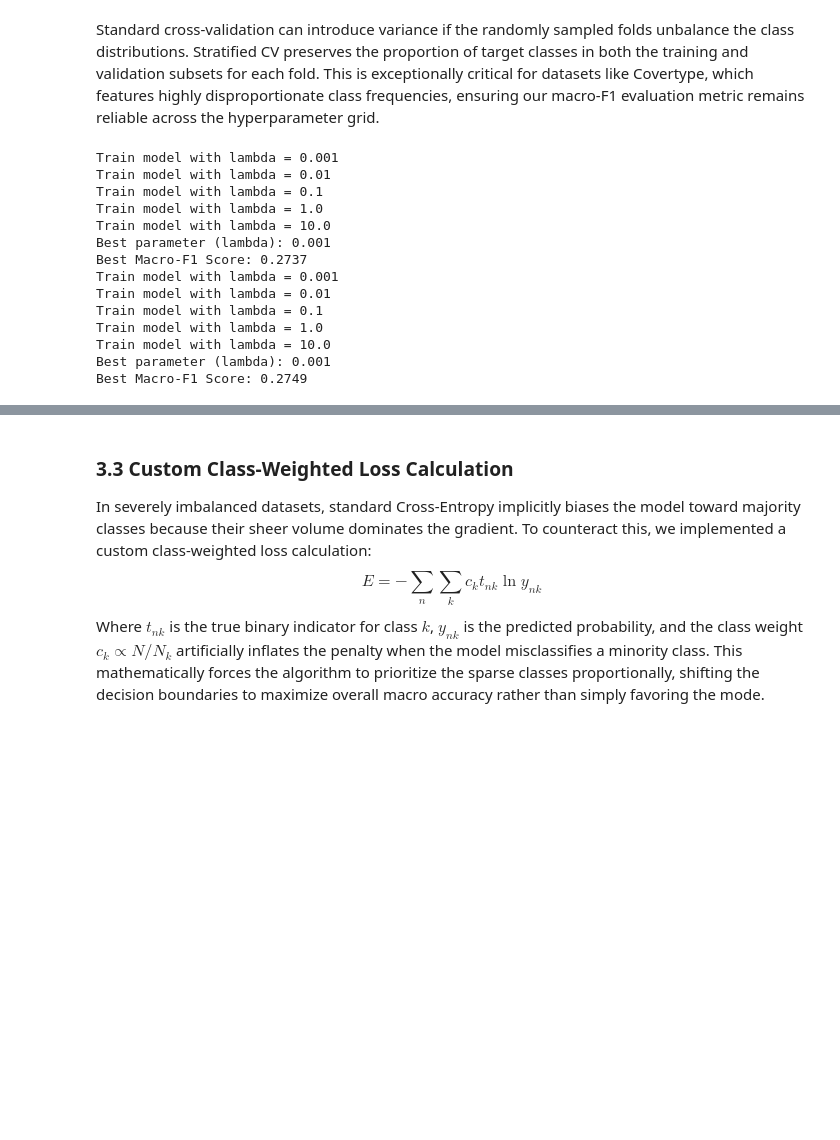
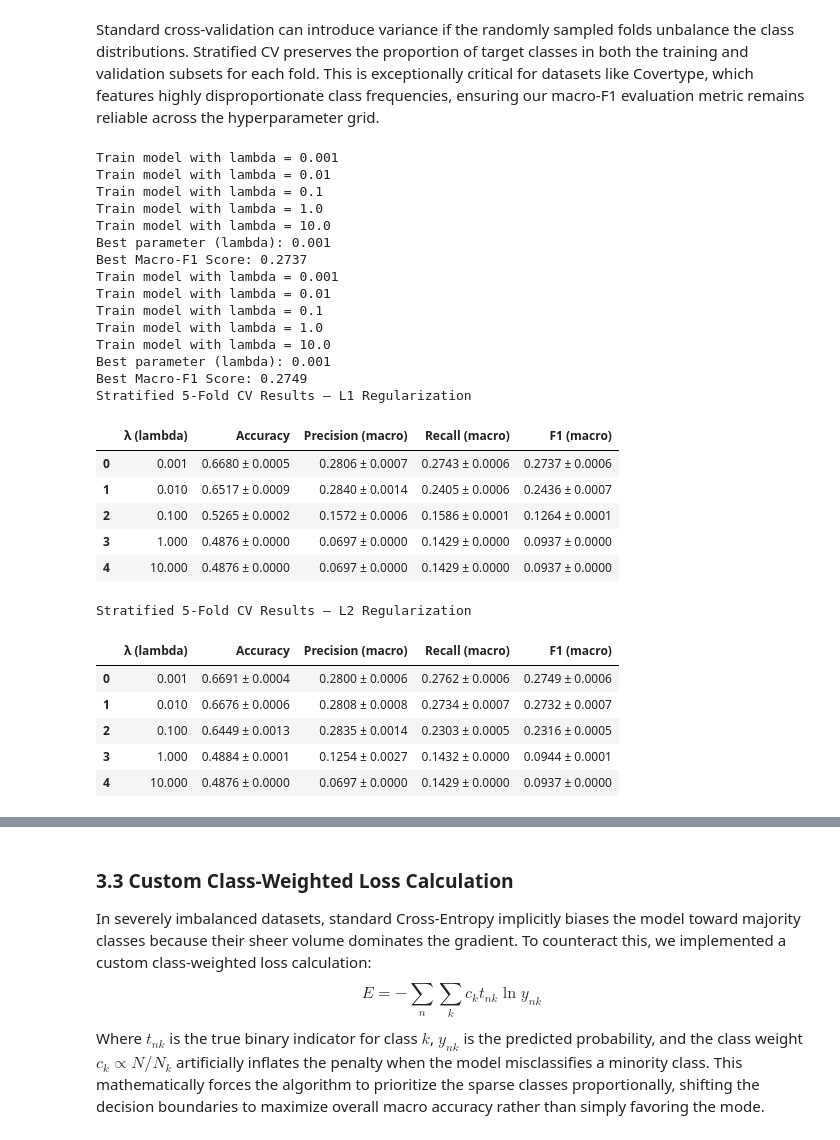
Before and after one commit to nh-atuan/supervised-learning-project, a Jupyter notebook: code/Part2_Classification/models/03_classification_model_training.ipynb, the cells around one changed output, grey strips where cells are left out. Cells and saved outputs as stored; diff of their text form; code cells hidden in the pictures; blank space fills up the shorter version.

```diff
--- a/code/Part2_Classification/models/03_classification_model_training.ipynb
+++ b/code/Part2_Classification/models/03_classification_model_training.ipynb
@@ -1006,30 +1172,62 @@ def tune_regularization(
 
     return {
         'penalty': penalty,
         'best_lambda': float(best_lambda),
         'best_macro_f1_mean': float(best_score),
         'cv_table': cv_table,
         'final_model': final_model,
     }
 
+def display_cv_table(tuning_result):
+    """Display CV results as formatted tables."""
+    df = pd.DataFrame(tuning_result['cv_table'])
+    display_df = pd.DataFrame({
+        'λ (lambda)':       df['lambda'],
+        'Accuracy':         df.apply(lambda r: f"{r['accuracy_mean']:.4f} ± {r['accuracy_std']:.4f}", axis=1),
+        'Precision (macro)':df.apply(lambda r: f"{r['precision_macro_mean']:.4f} ± {r['precision_macro_std']:.4f}", axis=1),
+        'Recall (macro)':   df.apply(lambda r: f"{r['recall_macro_mean']:.4f} ± {r['recall_macro_std']:.4f}", axis=1),
+        'F1 (macro)':       df.apply(lambda r: f"{r['macro_f1_mean']:.4f} ± {r['macro_f1_std']:.4f}", axis=1),
+    })
+    penalty = tuning_result['penalty'].upper()
+    print(f"Stratified 5-Fold CV Results — {penalty} Regularization")
+
+    display(display_df)
+
 # X_temp_raw is train + val from the original dataset (80%).
 X_processed = preprocess_pipeline.fit_transform(X_temp_raw)
 y_temp_np = y_temp.to_numpy()
 
 lambda_tuning_l1 = tune_regularization(X_processed, y_temp_np, penalty='l1')
 lambda_tuning_l2 = tune_regularization(X_processed, y_temp_np, penalty='l2')
+
+display_cv_table(lambda_tuning_l1)
+display_cv_table(lambda_tuning_l2)
 # %% [output]
 Train model with lambda = 0.001
 Train model with lambda = 0.01
 Train model with lambda = 0.1
 Train model with lambda = 1.0
 Train model with lambda = 10.0
 Best parameter (lambda): 0.001
 Best Macro-F1 Score: 0.2737
 Train model with lambda = 0.001
 Train model with lambda = 0.01
 Train model with lambda = 0.1
 Train model with lambda = 1.0
 Train model with lambda = 10.0
 Best parameter (lambda): 0.001
 Best Macro-F1 Score: 0.2749
+Stratified 5-Fold CV Results — L1 Regularization
+|  | λ (lambda) | Accuracy | Precision (macro) | Recall (macro) | F1 (macro) |
+| 0 | 0.001 | 0.6680 ± 0.0005 | 0.2806 ± 0.0007 | 0.2743 ± 0.0006 | 0.2737 ± 0.0006 |
+| 1 | 0.010 | 0.6517 ± 0.0009 | 0.2840 ± 0.0014 | 0.2405 ± 0.0006 | 0.2436 ± 0.0007 |
+| 2 | 0.100 | 0.5265 ± 0.0002 | 0.1572 ± 0.0006 | 0.1586 ± 0.0001 | 0.1264 ± 0.0001 |
+| 3 | 1.000 | 0.4876 ± 0.0000 | 0.0697 ± 0.0000 | 0.1429 ± 0.0000 | 0.0937 ± 0.0000 |
+| 4 | 10.000 | 0.4876 ± 0.0000 | 0.0697 ± 0.0000 | 0.1429 ± 0.0000 | 0.0937 ± 0.0000 |
+Stratified 5-Fold CV Results — L2 Regularization
+|  | λ (lambda) | Accuracy | Precision (macro) | Recall (macro) | F1 (macro) |
+| 0 | 0.001 | 0.6691 ± 0.0004 | 0.2800 ± 0.0006 | 0.2762 ± 0.0006 | 0.2749 ± 0.0006 |
+| 1 | 0.010 | 0.6676 ± 0.0006 | 0.2808 ± 0.0008 | 0.2734 ± 0.0007 | 0.2732 ± 0.0007 |
+| 2 | 0.100 | 0.6449 ± 0.0013 | 0.2835 ± 0.0014 | 0.2303 ± 0.0005 | 0.2316 ± 0.0005 |
+| 3 | 1.000 | 0.4884 ± 0.0001 | 0.1254 ± 0.0027 | 0.1432 ± 0.0000 | 0.0944 ± 0.0001 |
+| 4 | 10.000 | 0.4876 ± 0.0000 | 0.0697 ± 0.0000 | 0.1429 ± 0.0000 | 0.0937 ± 0.0000 |
```
Also changed, not shown: parts of 21 cells of this notebook.
